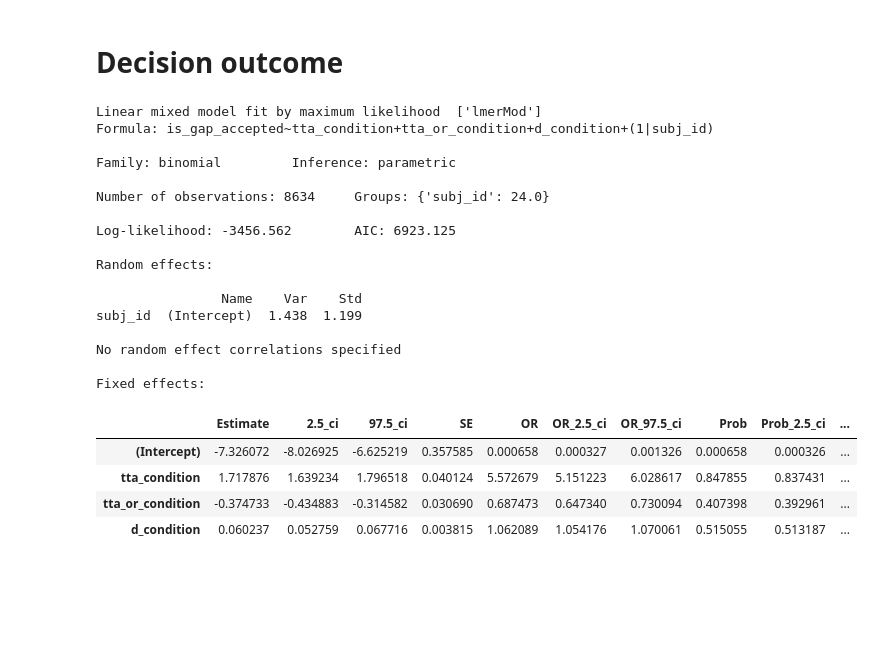
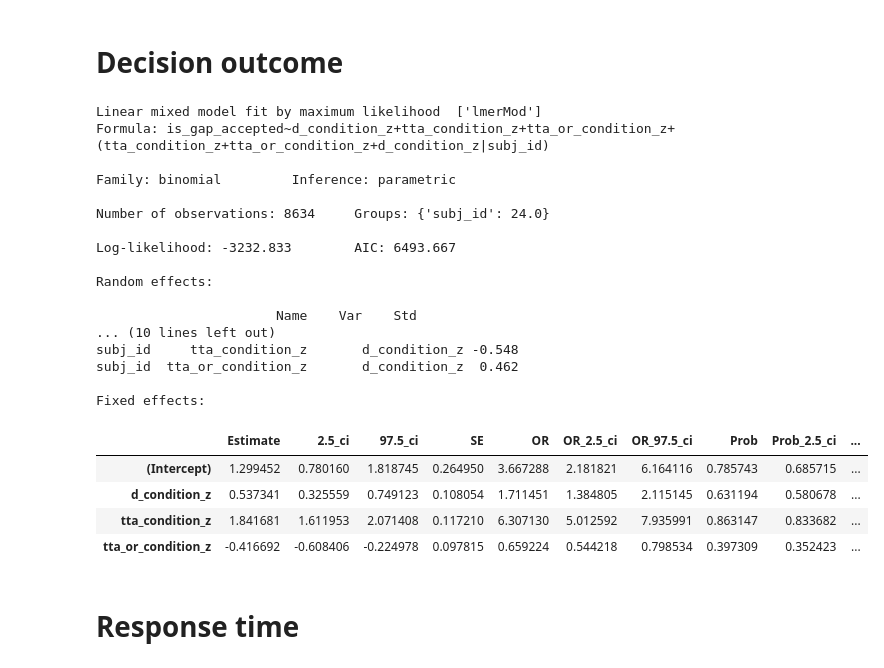
Before and after one commit to cherepaha/merging_eye_tracking, a Jupyter notebook: 05_stats.ipynb, the cells around one changed output. Drawn from its saved outputs; the diff is of its cells as text; code cells hidden in the pictures; blank space fills up the shorter version.

```diff
--- a/05_stats.ipynb
+++ b/05_stats.ipynb
@@ -20,0 +6,6 @@ measures
+# %%
+measures = pd.read_csv("measures.csv")
+measures["d_condition_z"] = (measures["d_condition"]-measures["d_condition"].mean())/measures["d_condition"].std()
+measures["tta_condition_z"] = (measures["tta_condition"]-measures["tta_condition"].mean())/measures["tta_condition"].std()
+measures["tta_or_condition_z"] = (measures["tta_or_condition"]-measures["tta_or_condition"].mean())/measures["tta_or_condition"].std()
+measures["dwell_time_z"] = (measures["dwell_time"]-measures["dwell_time"].mean())/measures["dwell_time"].std()
@@ -21,29 +64,29 @@ measures
 # %% [markdown]
 # Decision outcome
 # %%
-model_decision = pymer4.models.Lmer("is_gap_accepted ~ tta_condition + tta_or_condition + d_condition + (1 | subj_id) ", data=measures, family="binomial")
+model_decision = pymer4.models.Lmer("is_gap_accepted ~ d_condition_z + tta_condition_z + tta_or_condition_z + (tta_condition_z + tta_or_condition_z + d_condition_z | subj_id) ", data=measures, family="binomial")
 model_decision_fit = model_decision.fit(summarize=True)
 model_decision.coefs
 # %% [output]
 Linear mixed model fit by maximum likelihood  ['lmerMod']
-Formula: is_gap_accepted~tta_condition+tta_or_condition+d_condition+(1|subj_id)
+Formula: is_gap_accepted~d_condition_z+tta_condition_z+tta_or_condition_z+(tta_condition_z+tta_or_condition_z+d_condition_z|subj_id)
 
 Family: binomial         Inference: parametric
 
 Number of observations: 8634     Groups: {'subj_id': 24.0}
 
-Log-likelihood: -3456.562        AIC: 6923.125
+Log-likelihood: -3232.833        AIC: 6493.667
 
 Random effects:
 
-                Name    Var    Std
-subj_id  (Intercept)  1.438  1.199
-
-No random effect correlations specified
+                       Name    Var    Std
+... (10 lines left out)
+subj_id     tta_condition_z       d_condition_z -0.548
+subj_id  tta_or_condition_z       d_condition_z  0.462
 
 Fixed effects:
 |  | Estimate | 2.5_ci | 97.5_ci | SE | OR | OR_2.5_ci | OR_97.5_ci | Prob | Prob_2.5_ci | ... |
-| (Intercept) | -7.326072 | -8.026925 | -6.625219 | 0.357585 | 0.000658 | 0.000327 | 0.001326 | 0.000658 | 0.000326 | ... |
-| tta_condition | 1.717876 | 1.639234 | 1.796518 | 0.040124 | 5.572679 | 5.151223 | 6.028617 | 0.847855 | 0.837431 | ... |
-| tta_or_condition | -0.374733 | -0.434883 | -0.314582 | 0.030690 | 0.687473 | 0.647340 | 0.730094 | 0.407398 | 0.392961 | ... |
-| d_condition | 0.060237 | 0.052759 | 0.067716 | 0.003815 | 1.062089 | 1.054176 | 1.070061 | 0.515055 | 0.513187 | ... |
+| (Intercept) | 1.299452 | 0.780160 | 1.818745 | 0.264950 | 3.667288 | 2.181821 | 6.164116 | 0.785743 | 0.685715 | ... |
+| d_condition_z | 0.537341 | 0.325559 | 0.749123 | 0.108054 | 1.711451 | 1.384805 | 2.115145 | 0.631194 | 0.580678 | ... |
+| tta_condition_z | 1.841681 | 1.611953 | 2.071408 | 0.117210 | 6.307130 | 5.012592 | 7.935991 | 0.863147 | 0.833682 | ... |
+| tta_or_condition_z | -0.416692 | -0.608406 | -0.224978 | 0.097815 | 0.659224 | 0.544218 | 0.798534 | 0.397309 | 0.352423 | ... |
@@ -49,0 +106,2 @@ Fixed effects:
+# %% [markdown]
+# Response time
```
Also changed, not shown: parts of 23 cells of this notebook, 3 other files.
